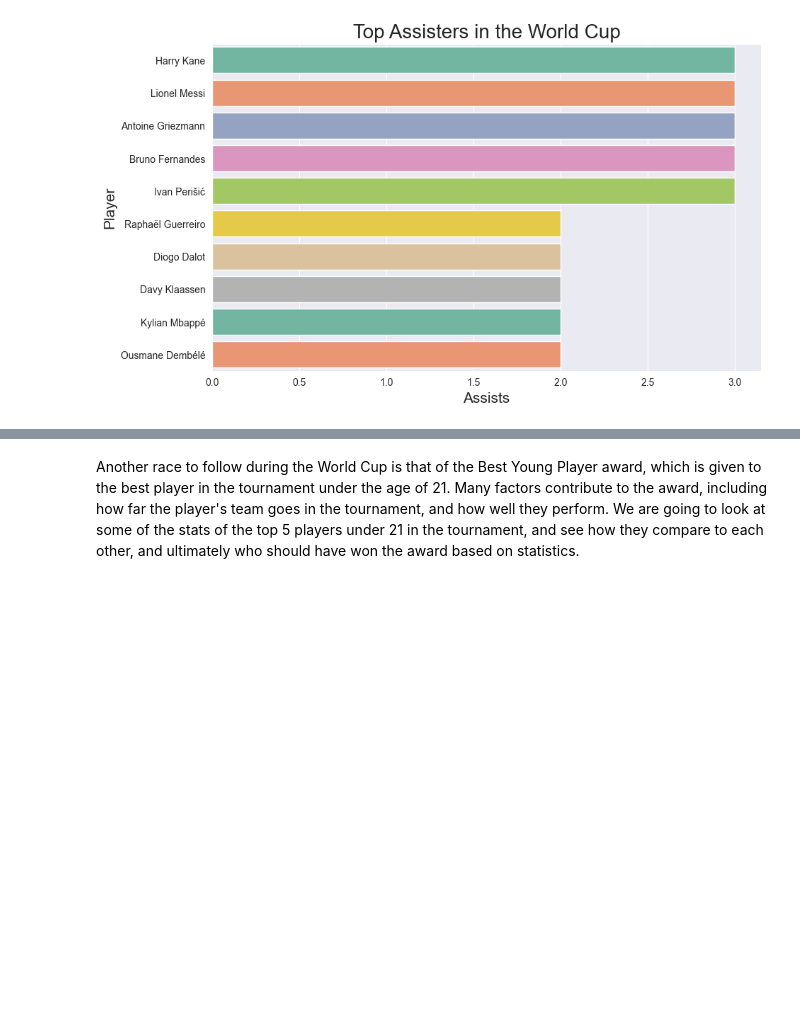
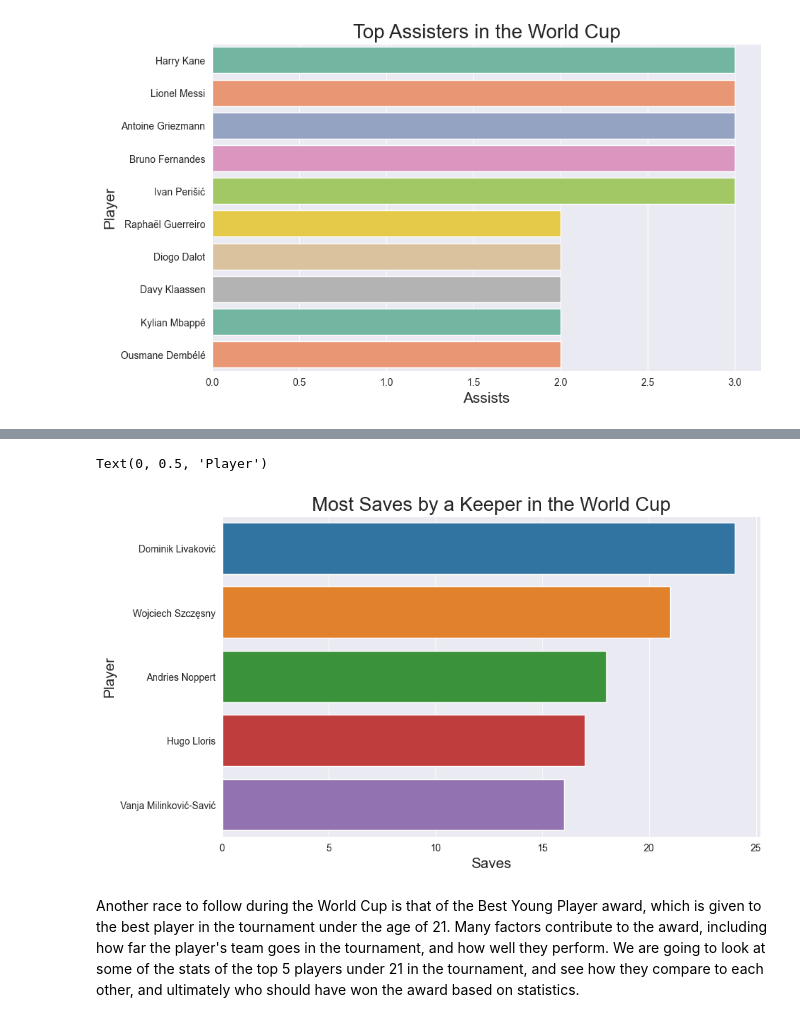
Before and after one commit to ccvale/2022-Qatar-World-Cup-Analysis, a Jupyter notebook: worldcup.ipynb, the cells around one changed output, grey strips where cells are left out. Drawn from its saved outputs; the diff is of its cells as text; code cells hidden in the pictures; blank space fills up the shorter version.

```diff
--- a/worldcup.ipynb
+++ b/worldcup.ipynb
@@ -397,6 +397,8 @@ player_shooting = pd.read_csv('player_shooting.csv').drop(duplicate_columns[2:],
 player_possession = pd.read_csv('player_possession.csv').drop(duplicate_columns[2:], axis=1)
 player_keepers = pd.read_csv('player_keepers.csv').drop(keeper_columns, axis=1)
 player_passing = pd.read_csv('player_passing.csv').drop(duplicate_columns[2:], axis=1)
+
+player_keepers = pd.merge(players.loc[players['position'] == 'GK'], player_keepers, on='player', how='left')
 
 
 # merging all of the above dataframes into one
@@ -581,3 +602,14 @@ Text(0, 0.5, 'Player')
+# %%
+plt.figure(figsize=(10, 6))
+sns.set_style('darkgrid')
+
+sns.barplot(x='saves', y='player', data=player_keepers.sort_values('saves', ascending=False).head(5), palette='Set3')
+plt.title('Most Saves by a Keeper in the World Cup', fontsize=20)
+plt.xlabel('Saves', fontsize=15)
+plt.ylabel('Player', fontsize=15)
+# %% [output]
+Text(0, 0.5, 'Player')
+[figure, added]
 # %% [markdown]
 Another race to follow during the World Cup is that of the Best Young Player award, which is given to the best player in the tournament under the age of 21. Many factors contribute to the award, including how far the player's team goes in the tournament, and how well they perform. We are going to look at some of the stats of the top 5 players under 21 in the tournament, and see how they compare to each other, and ultimately who should have won the award based on statistics.
 # %% [markdown]
```
Also changed, not shown: parts of 4 cells of this notebook, 2 other files.
